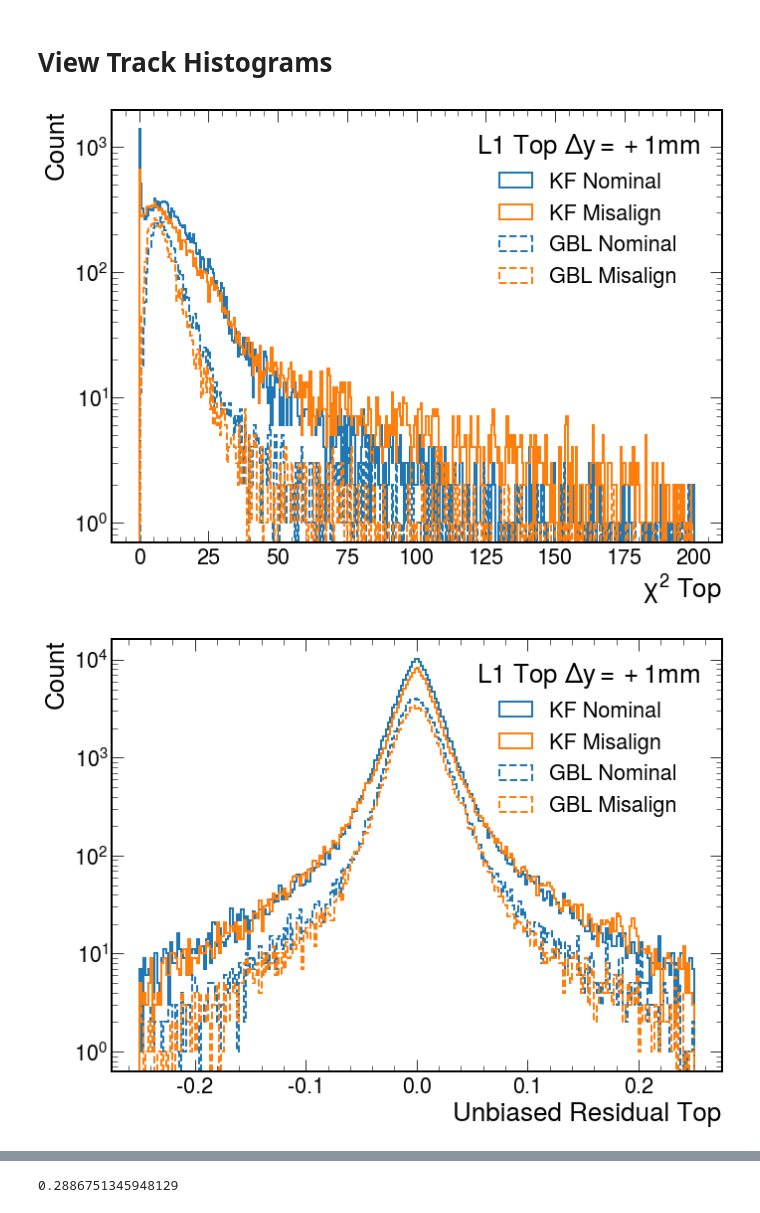
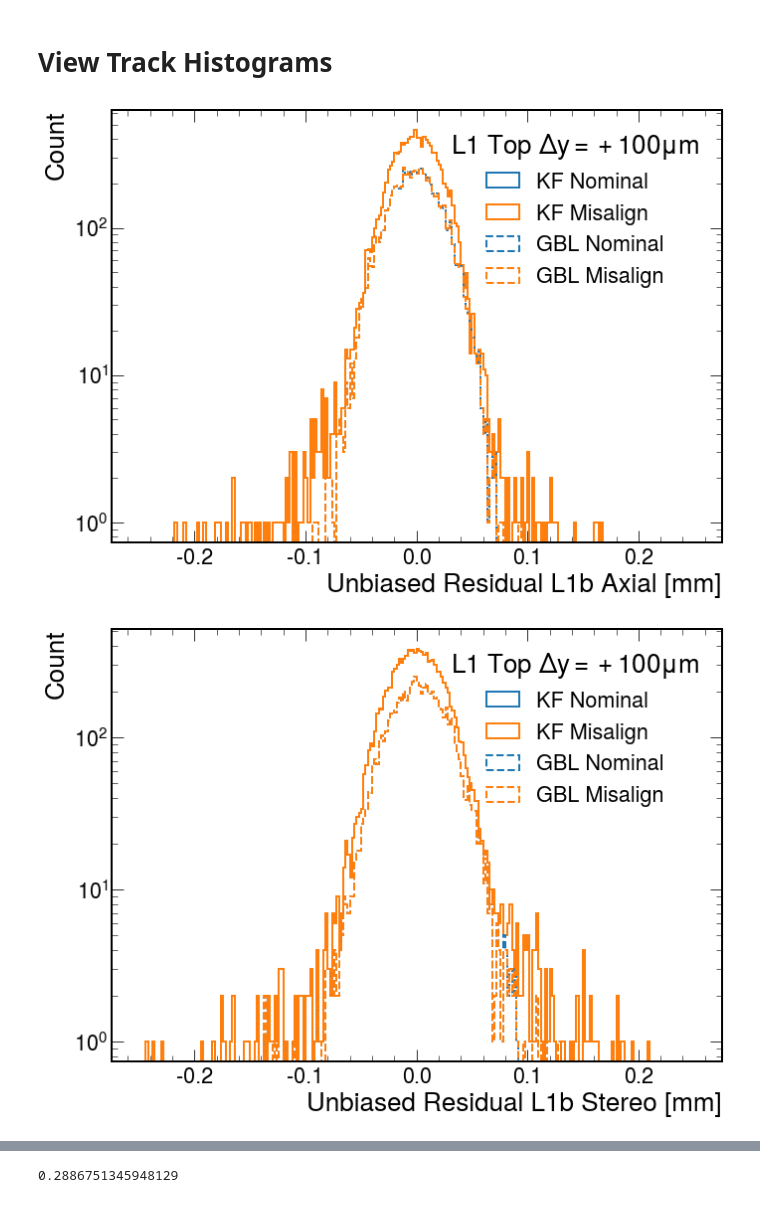
Before and after one commit to tomeichlersmith/hps, a Jupyter notebook: alignment/view.ipynb, the cells around one changed output, grey strips where cells are left out. Drawn from its saved outputs; the diff is of its cells as text; code cells hidden in the pictures.

Commit message:
reran plotting notebooks

```diff
--- a/alignment/view.ipynb
+++ b/alignment/view.ipynb
@@ -8,17 +8,25 @@ from _differ import Differ
 import mplhep
 plt.style.use(mplhep.style.ROOT)
 # %%
-d = Differ('L1 Top $\Delta y = +1$mm',
-           ('kf_iter0_kfgblplots.root','KF Nominal', dict(ls='solid', color='tab:blue')),
-           ('kf_iter1_kfgblplots.root','KF Misalign', dict(ls='solid', color='tab:orange')),
-           ('gbl_iter0_gblplots.root','GBL Nominal', dict(ls='dashed', color='tab:blue')),
-           ('gbl_iter1_gblplots.root','GBL Misalign', dict(ls='dashed', color='tab:orange'))
+d = Differ('L1 Top $\Delta y = +100 \mu$m',
+           ('kf/HPS_Nominal_2019SensorSurvey_iter0/kf_HPS_Nominal_2019SensorSurvey_iter0_gblplots.root',
+            'KF Nominal', dict(ls='solid', color='tab:blue')),
+           ('kf/HPS_2019_L1ty100um_iter0/kf_HPS_2019_L1ty100um_iter0_kfgblplots.root',
+            'KF Misalign', dict(ls='solid', color='tab:orange')),
+           ('gbl/HPS_Nominal_2019SensorSurvey_iter0/gbl_HPS_Nominal_2019SensorSurvey_iter0_gblplots.root',
+            'GBL Nominal', dict(ls='dashed', color='tab:blue')),
+           ('gbl/HPS_2019_L1ty100um_iter0/gbl_HPS_2019_L1ty100um_iter0_gblplots.root',
+            'GBL Misalign', dict(ls='dashed', color='tab:orange'))
           )
-# %%
-d.plot1d('trk_params/Chi2_top','$\chi^2$ Top', ylabel='Count')
-# %% [output]
-[figure, removed]
 # %%
-d.plot1d('res/uresidual_GBL_top', 'Unbiased Residual Top', ylabel='Count')
+sensors = [
+    ('L1b Axial', 'res/uresidual_GBL_module_L1b_halfmodule_axial_sensor0'),
+    ('L1b Stereo', 'res/uresidual_GBL_module_L1b_halfmodule_stereo_sensor0'),
+    ('L1t Axial', 'res/uresidual_GBL_module_L1t_halfmodule_axial_sensor0'),
+    ('L1t Stereo', 'res/uresidual_GBL_module_L1t_halfmodule_stereo_sensor0'),
+]
+for name, hist in sensors :
+    d.plot1d(hist, f'Unbiased Residual {name} [mm]', ylabel='Count')
 # %% [output]
-[figure, old version]
+[figure, new version]
+[figure, added]
```
Also changed, not shown: parts of 3 cells of this notebook, 1 other file.
